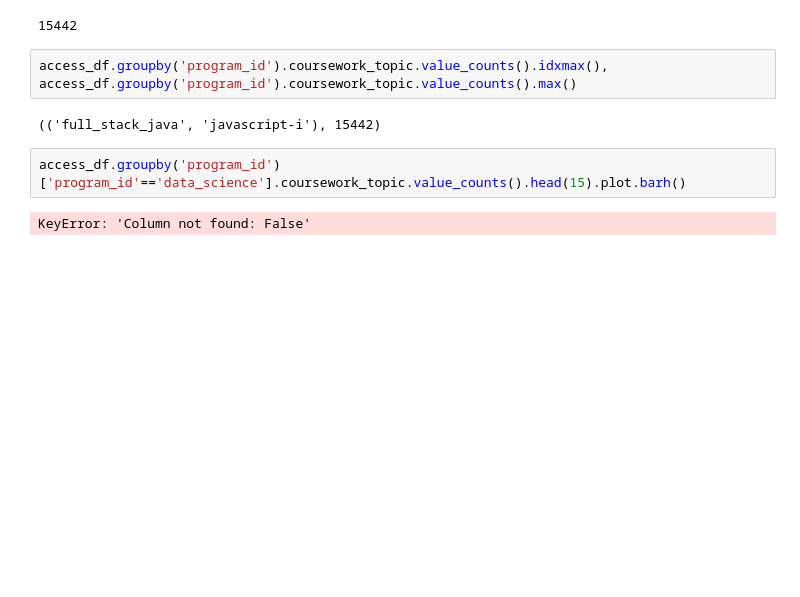
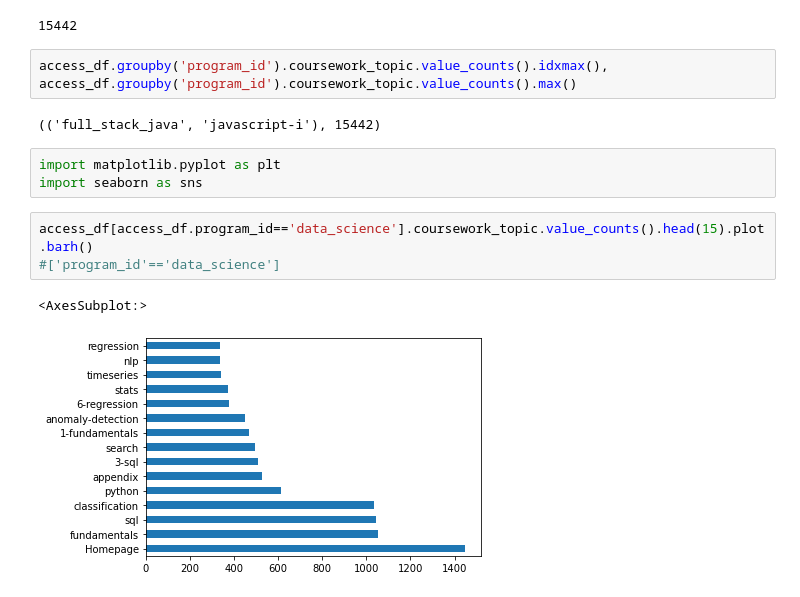
Before and after one commit to bowen-lindsey-shiben-turner/anamoly-detection, a Jupyter notebook: eda_scratch_q6.ipynb, the cells around one changed output. Saved outputs shown, nothing was run; the diff lists cells and outputs as text; blank space fills up the shorter version.

Commit message:
q6 exploration and visualizations

```diff
--- a/eda_scratch_q6.ipynb
+++ b/eda_scratch_q6.ipynb
@@ -237,7 +237,12 @@ access_df.groupby('program_id').coursework_topic.value_counts().max()
 access_df.groupby('program_id').coursework_topic.value_counts().idxmax(), access_df.groupby('program_id').coursework_topic.value_counts().max()
 # %% [output]
 (('full_stack_java', 'javascript-i'), 15442)
+# %%
+import matplotlib.pyplot as plt
+import seaborn as sns
 # %%
-access_df.groupby('program_id')['program_id'=='data_science'].coursework_topic.value_counts().head(15).plot.barh()
+access_df[access_df.program_id=='data_science'].coursework_topic.value_counts().head(15).plot.barh()
+#['program_id'=='data_science']
 # %% [output]
-KeyError: 'Column not found: False'
+<AxesSubplot:>
+[figure, added]
```
Also changed, not shown: parts of 3 cells of this notebook, 1 other file.
